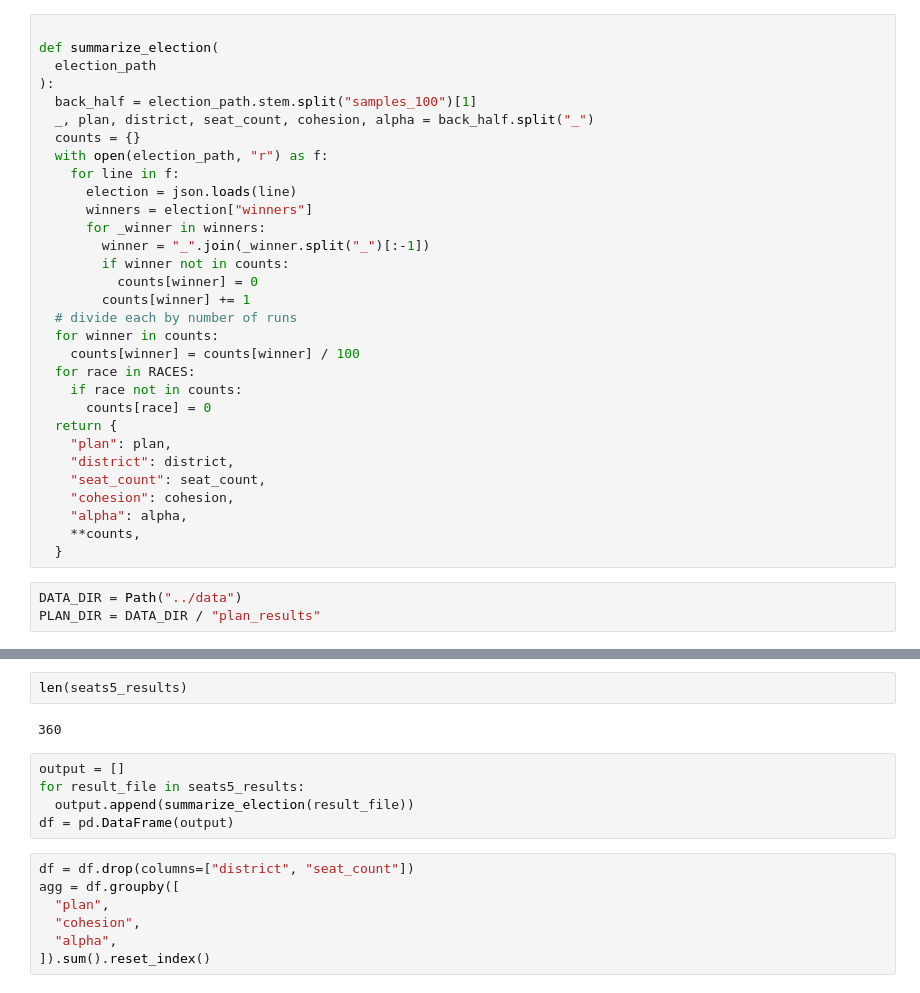
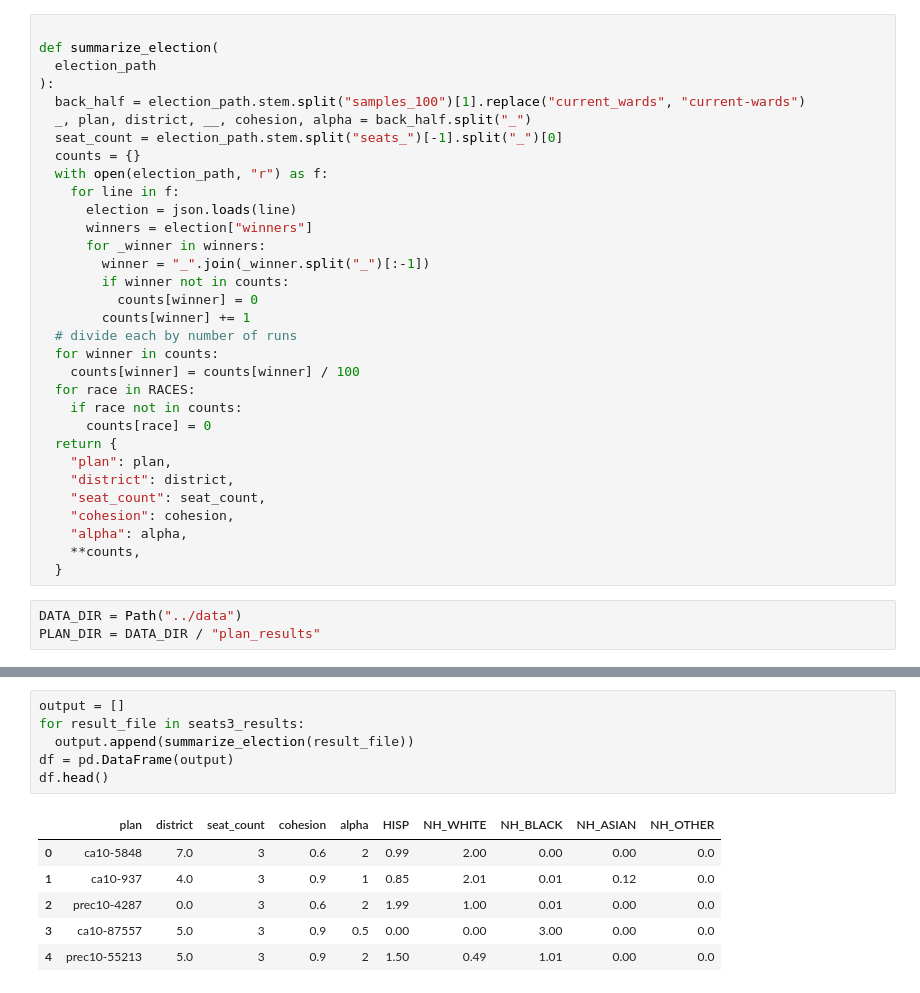
Before and after one commit to uchicago-dsi/dnd-chicago, a Jupyter notebook: notebooks/Aggregate_Results.ipynb, the cells around one changed output, grey strips where cells are left out. Cells and saved outputs as stored; diff of their text form.

```diff
--- a/notebooks/Aggregate_Results.ipynb
+++ b/notebooks/Aggregate_Results.ipynb
@@ -15,8 +15,9 @@ RACES = [
 def summarize_election(
   election_path
 ):
-  back_half = election_path.stem.split("samples_100")[1]
-  _, plan, district, seat_count, cohesion, alpha = back_half.split("_")
+  back_half = election_path.stem.split("samples_100")[1].replace("current_wards", "current-wards")
+  _, plan, district, __, cohesion, alpha = back_half.split("_")
+  seat_count = election_path.stem.split("seats_")[-1].split("_")[0]
   counts = {}
   with open(election_path, "r") as f:
     for line in f:
@@ -54,17 +66,14 @@ seats5_results = [*[
-# %%
-len(seats5_results)
-# %% [output]
-360
 # %%
 output = []
-for result_file in seats5_results:
+for result_file in seats3_results:
   output.append(summarize_election(result_file))
 df = pd.DataFrame(output)
+df.head()
+# %% [output]
+|  | plan | district | seat_count | cohesion | alpha | HISP | NH_WHITE | NH_BLACK | NH_ASIAN | NH_OTHER |
+| 0 | ca10-5848 | 7.0 | 3 | 0.6 | 2 | 0.99 | 2.00 | 0.00 | 0.00 | 0.0 |
+| 1 | ca10-937 | 4.0 | 3 | 0.9 | 1 | 0.85 | 2.01 | 0.01 | 0.12 | 0.0 |
+| 2 | prec10-4287 | 0.0 | 3 | 0.6 | 2 | 1.99 | 1.00 | 0.01 | 0.00 | 0.0 |
+| 3 | ca10-87557 | 5.0 | 3 | 0.9 | 0.5 | 0.00 | 0.00 | 3.00 | 0.00 | 0.0 |
+| 4 | prec10-55213 | 5.0 | 3 | 0.9 | 2 | 1.50 | 0.49 | 1.01 | 0.00 | 0.0 |
-# %%
-df = df.drop(columns=["district", "seat_count"])
-agg = df.groupby([
-  "plan",
-  "cohesion",
-  "alpha",
-]).sum().reset_index()
 # %%
```
Also changed, not shown: parts of 7 cells of this notebook, 3 other files.
